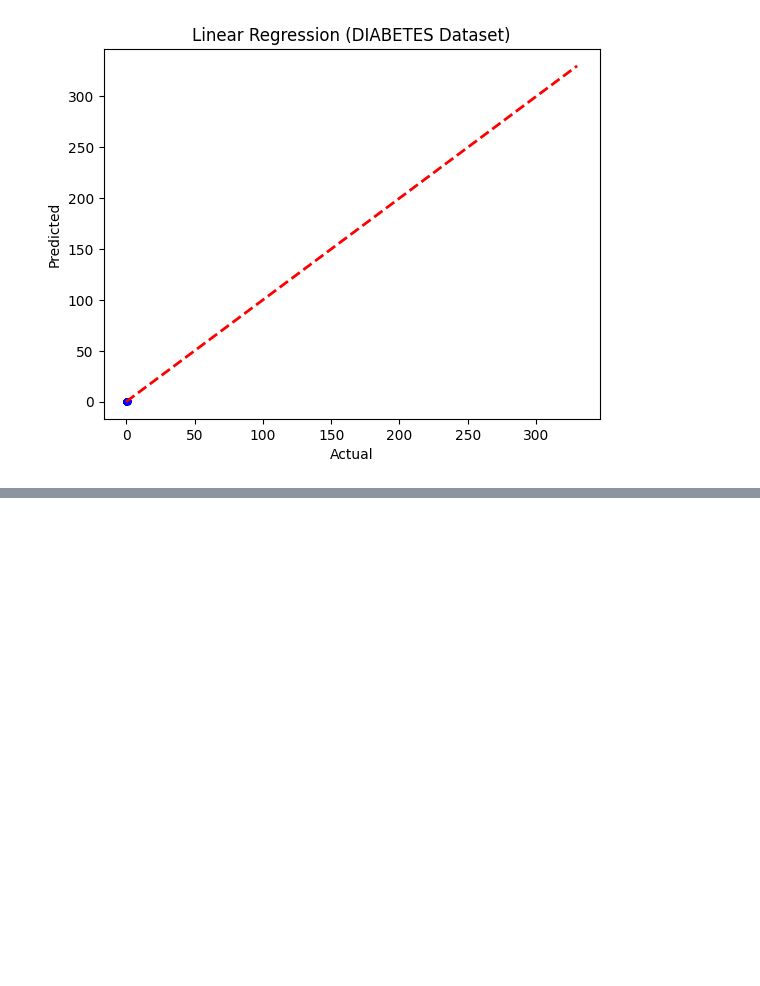
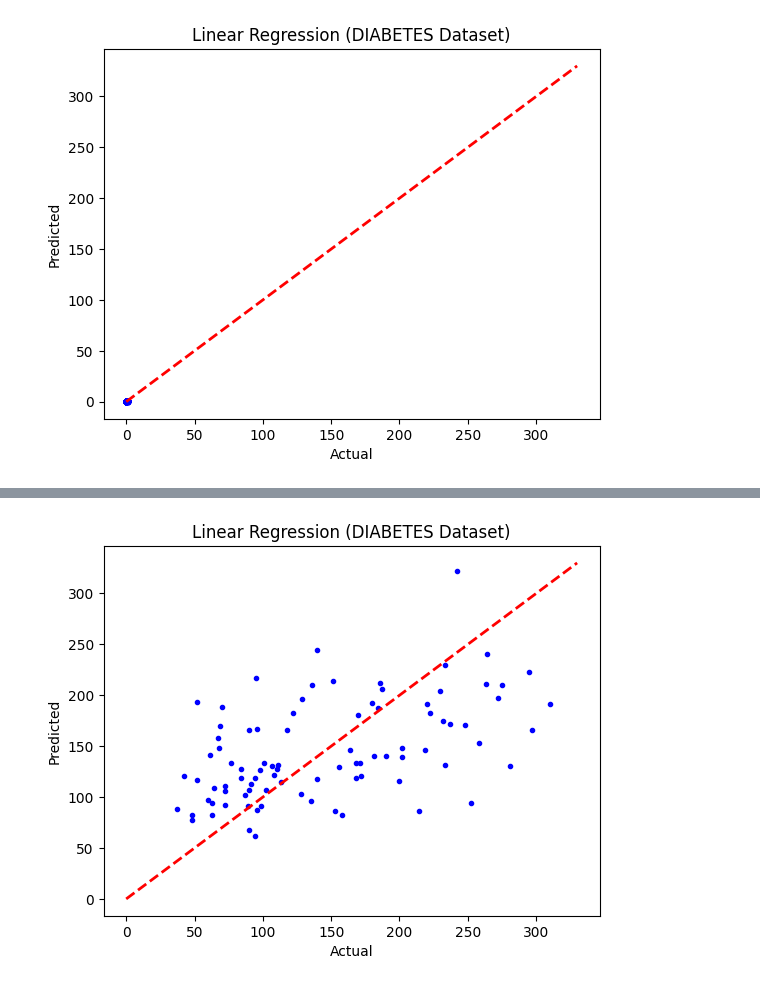
Before and after one commit to khshohelrana/Python, a Jupyter notebook: Linear_Regression.ipynb, the cells around one changed output, grey strips where cells are left out. Cells and saved outputs as stored; diff of their text form; code cells hidden in the pictures; blank space fills up the shorter version.

```diff
--- a/Linear_Regression.ipynb
+++ b/Linear_Regression.ipynb
@@ -184,0 +260,81 @@ plt.show()
+# %%
+import pandas as pd
+import numpy as np
+import matplotlib.pyplot as plt
+from sklearn import datasets
+from sklearn.model_selection import train_test_split
+from sklearn.linear_model import LinearRegression
+from sklearn.metrics import mean_squared_error
+
+# Load the diabetes dataset
+dataset_csv = pd.read_csv('/content/diabetes.csv')
+X_diabetes = dataset.data[:, np.newaxis, 2]  # Using only one feature for simplicity
+y_diabetes = dataset.target
+
+# Split the diabetes data into training and testing sets
+X_train_diabetes, X_test_diabetes, y_train_diabetes, y_test_diabetes = train_test_split(
+    X_diabetes, y_diabetes, test_size=0.2, random_state=42)
+
+# Train the linear regression model on the diabetes dataset
+model_diabetes = LinearRegression()
+model_diabetes.fit(X_train_diabetes, y_train_diabetes)
+
+# Make predictions on the testing set for the diabetes dataset
+predicted_diabetes = model_diabetes.predict(X_test_diabetes)
+
+# Calculate mean squared error for the diabetes dataset
+mse_diabetes = mean_squared_error(y_test_diabetes, predicted_diabetes)
+print("Mean Squared Error (Diabetes Dataset):", mse_diabetes)
+
+# Plotting the results for the diabetes dataset
+plt.title('Linear Regression (DIABETES Dataset)')
+plt.scatter(y_test_diabetes, predicted_diabetes, c='b', marker='.', s=36)  # Plotting actual vs predicted
+plt.plot(np.linspace(0, 330, 100), np.linspace(0, 330, 100), '--r', linewidth=2)  # Diagonal line indicating perfect prediction
+plt.xlabel('Actual')
+plt.ylabel('Predicted')
+plt.show()
+
+# Load the second dataset from CSV
+dataset_csv = pd.read_csv('/content/diabetes.csv')
+
+# Visualizing relationship between Glucose and BMI
+dataset_csv.plot(x='Glucose', y='BMI', style='o')
+plt.title('Glucose vs BMI')
+plt.xlabel('Glucose')
+plt.ylabel('BMI')
+plt.show()
+
+# Visualizing relationship between Glucose and Blood Pressure
+dataset_csv.plot(x='Glucose', y='BloodPressure', style='o')
+plt.title('Glucose vs BloodPressure')
+plt.xlabel('Glucose')
+plt.ylabel('Blood Pressure')
+plt.show()
+
+# Preparing data for the second dataset
+X_csv = dataset_csv.iloc[:, :-1].values
+y_csv = dataset_csv.iloc[:, 1].values
+
+# Splitting the second dataset into training and testing sets
+X_train_csv, X_test_csv, y_train_csv, y_test_csv = train_test_split(
+    X_csv, y_csv, test_size=0.2, random_state=0)
+
+# Training linear regression model on the second dataset
+regressor_csv = LinearRegression()
+regressor_csv.fit(X_train_csv, y_train_csv)
+
+# Printing the intercept and coefficients for the second dataset
+print("Intercept:", regressor_csv.intercept_)
+print("Coefficients:", regressor_csv.coef_)
+
+# Making predictions on the testing set for the second dataset
+y_pred_csv = regressor_csv.predict(X_test_csv)
+
+# Creating a DataFrame to compare actual vs predicted values for the second dataset
+df_csv = pd.DataFrame({'Actual': y_test_csv, 'Predicted': y_pred_csv})
+print(df_csv.head())
+
+# Calculating mean squared error for the second dataset
+mse_csv = mean_squared_error(y_test_csv, y_pred_csv)
+print('Mean Squared Error (Second Dataset):', mse_csv)
+# %% [output]
@@ -184,0 +342 @@ plt.show()
+[figure, added]
```
Also changed, not shown: parts of 5 cells of this notebook.
